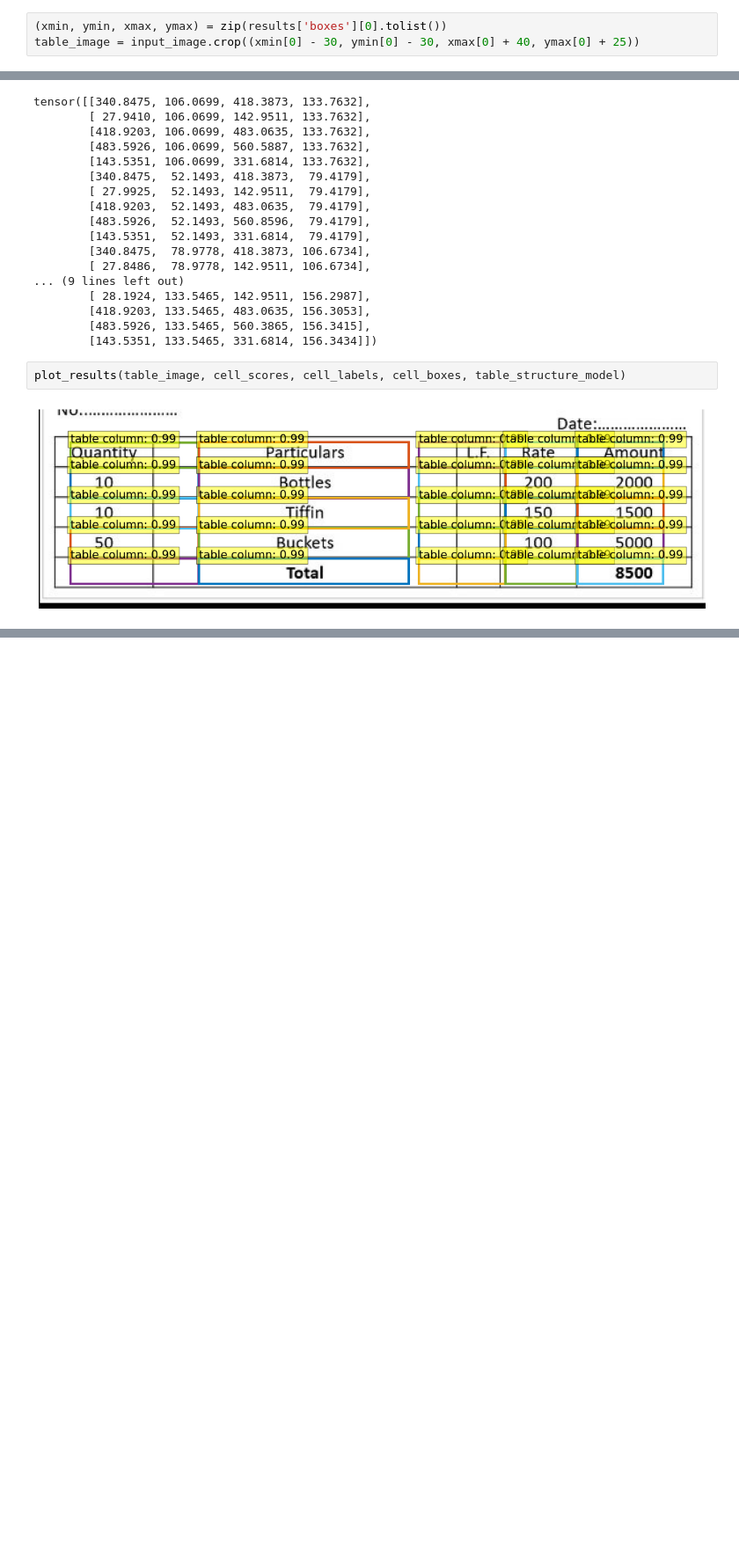
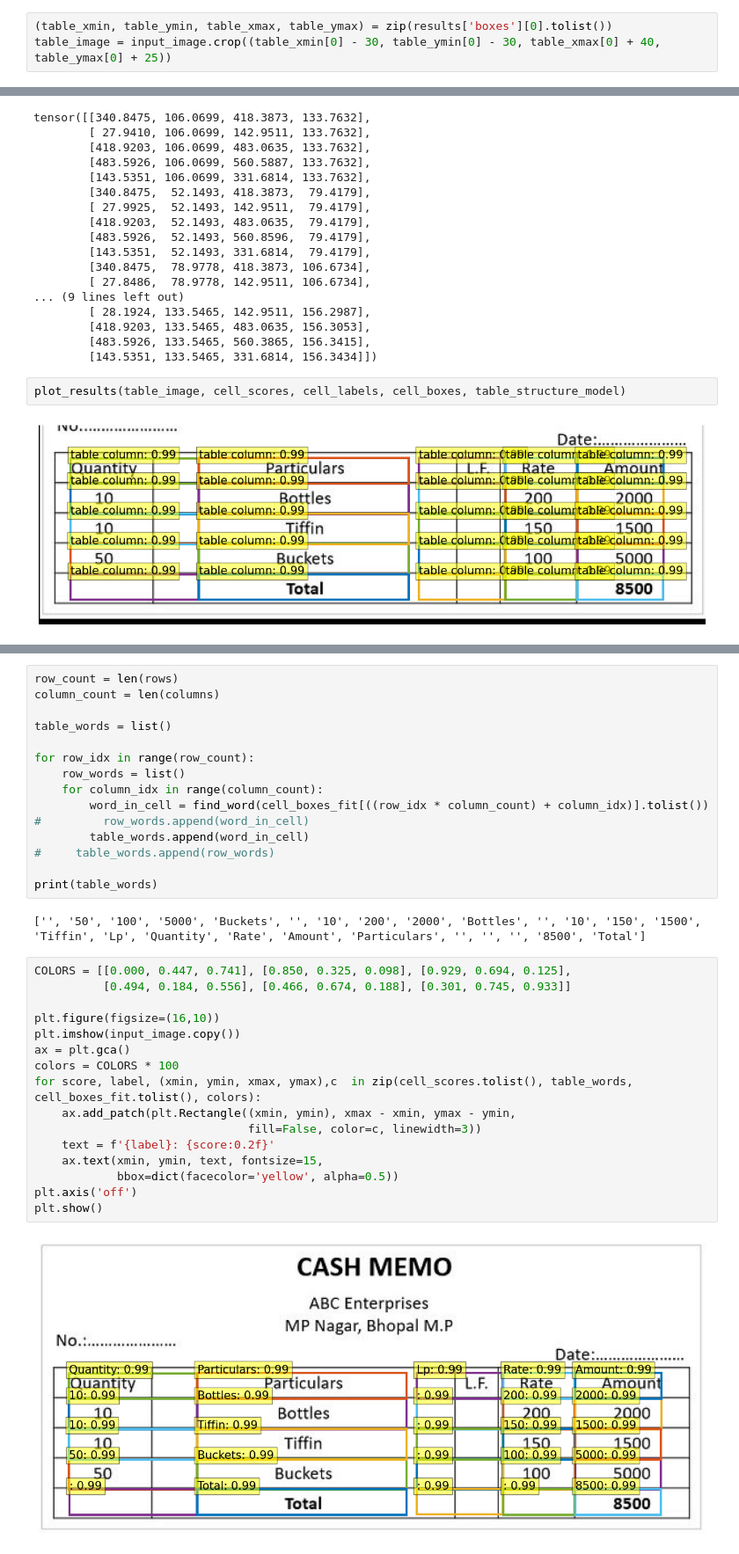
Before and after one commit to COS301-SE-2023/WriteToPdf, a Jupyter notebook: document-ai/document-ai.ipynb, the cells around one changed output, grey strips where cells are left out. Shown at 88% size. Saved outputs shown, nothing was run; the diff lists cells and outputs as text; blank space fills up the shorter version.

Commit message:
Finds the words for each table cell

```diff
--- a/document-ai/document-ai.ipynb
+++ b/document-ai/document-ai.ipynb
@@ -227,6 +248,6 @@ results
 # %%
-(xmin, ymin, xmax, ymax) = zip(results['boxes'][0].tolist())
-table_image = input_image.crop((xmin[0] - 30, ymin[0] - 30, xmax[0] + 40, ymax[0] + 25))
+(table_xmin, table_ymin, table_xmax, table_ymax) = zip(results['boxes'][0].tolist())
+table_image = input_image.crop((table_xmin[0] - 30, table_ymin[0] - 30, table_xmax[0] + 40, table_ymax[0] + 25))
 # %%
 table_image
 # %% [output]
@@ -404,0 +465,35 @@ plot_results(table_image, cell_scores, cell_labels, cell_boxes, table_structure_
+# %%
+row_count = len(rows)
+column_count = len(columns)
+
+table_words = list()
+
+for row_idx in range(row_count):
+    row_words = list()
+    for column_idx in range(column_count):
+        word_in_cell = find_word(cell_boxes_fit[((row_idx * column_count) + column_idx)].tolist())
+#         row_words.append(word_in_cell)
+        table_words.append(word_in_cell)
+#     table_words.append(row_words)
+
+print(table_words)
+# %% [output]
+['', '50', '100', '5000', 'Buckets', '', '10', '200', '2000', 'Bottles', '', '10', '150', '1500', 'Tiffin', 'Lp', 'Quantity', 'Rate', 'Amount', 'Particulars', '', '', '', '8500', 'Total']
+# %%
+COLORS = [[0.000, 0.447, 0.741], [0.850, 0.325, 0.098], [0.929, 0.694, 0.125],
+          [0.494, 0.184, 0.556], [0.466, 0.674, 0.188], [0.301, 0.745, 0.933]]
+
+plt.figure(figsize=(16,10))
+plt.imshow(input_image.copy())
+ax = plt.gca()
+colors = COLORS * 100
+for score, label, (xmin, ymin, xmax, ymax),c  in zip(cell_scores.tolist(), table_words, cell_boxes_fit.tolist(), colors):
+    ax.add_patch(plt.Rectangle((xmin, ymin), xmax - xmin, ymax - ymin,
+                               fill=False, color=c, linewidth=3))
+    text = f'{label}: {score:0.2f}'
+    ax.text(xmin, ymin, text, fontsize=15,
+            bbox=dict(facecolor='yellow', alpha=0.5))
+plt.axis('off')
+plt.show()
+# %% [output]
+[figure, added]
```
Also changed, not shown: parts of 7 cells of this notebook.
